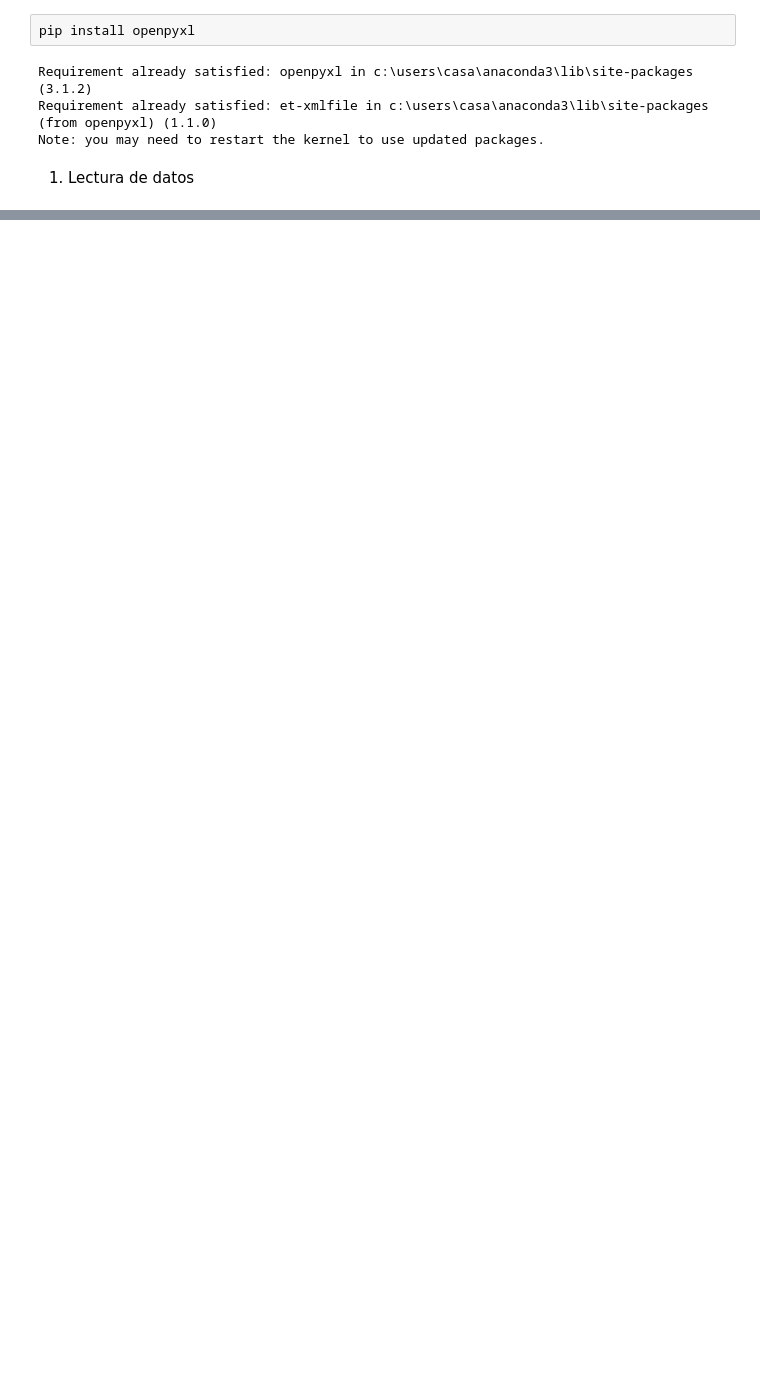
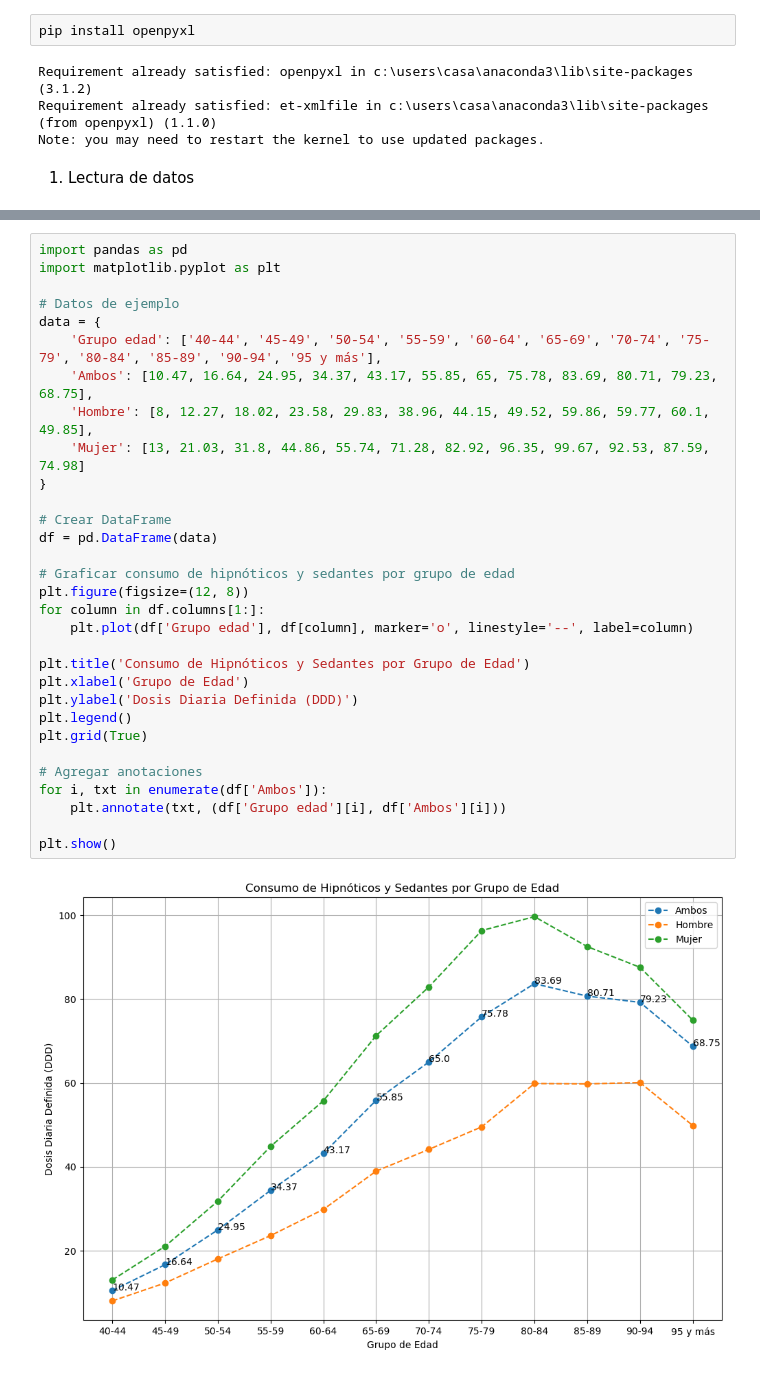
Before and after one commit to Rafa-Gamero/Project1, a Jupyter notebook: zonatrabajo.ipynb, the cells around one changed output, grey strips where cells are left out. Saved outputs shown, nothing was run; the diff lists cells and outputs as text; blank space fills up the shorter version.

```diff
--- a/zonatrabajo.ipynb
+++ b/zonatrabajo.ipynb
@@ -55,0 +281,33 @@ limpiar_datos(cargar_datos(archivo))
+# %%
+import pandas as pd
+import matplotlib.pyplot as plt
+
+# Datos de ejemplo
+data = {
+    'Grupo edad': ['40-44', '45-49', '50-54', '55-59', '60-64', '65-69', '70-74', '75-79', '80-84', '85-89', '90-94', '95 y más'],
+    'Ambos': [10.47, 16.64, 24.95, 34.37, 43.17, 55.85, 65, 75.78, 83.69, 80.71, 79.23, 68.75],
+    'Hombre': [8, 12.27, 18.02, 23.58, 29.83, 38.96, 44.15, 49.52, 59.86, 59.77, 60.1, 49.85],
+    'Mujer': [13, 21.03, 31.8, 44.86, 55.74, 71.28, 82.92, 96.35, 99.67, 92.53, 87.59, 74.98]
+}
+
+# Crear DataFrame
+df = pd.DataFrame(data)
+
+# Graficar consumo de hipnóticos y sedantes por grupo de edad
+plt.figure(figsize=(12, 8))
+for column in df.columns[1:]:
+    plt.plot(df['Grupo edad'], df[column], marker='o', linestyle='--', label=column)
+
+plt.title('Consumo de Hipnóticos y Sedantes por Grupo de Edad')
+plt.xlabel('Grupo de Edad')
+plt.ylabel('Dosis Diaria Definida (DDD)')
+plt.legend()
+plt.grid(True)
+
+# Agregar anotaciones
+for i, txt in enumerate(df['Ambos']):
+    plt.annotate(txt, (df['Grupo edad'][i], df['Ambos'][i]))
+
+plt.show()
+# %% [output]
+[figure, added]
```
Also changed, not shown: parts of 21 cells of this notebook, 2 other files.
